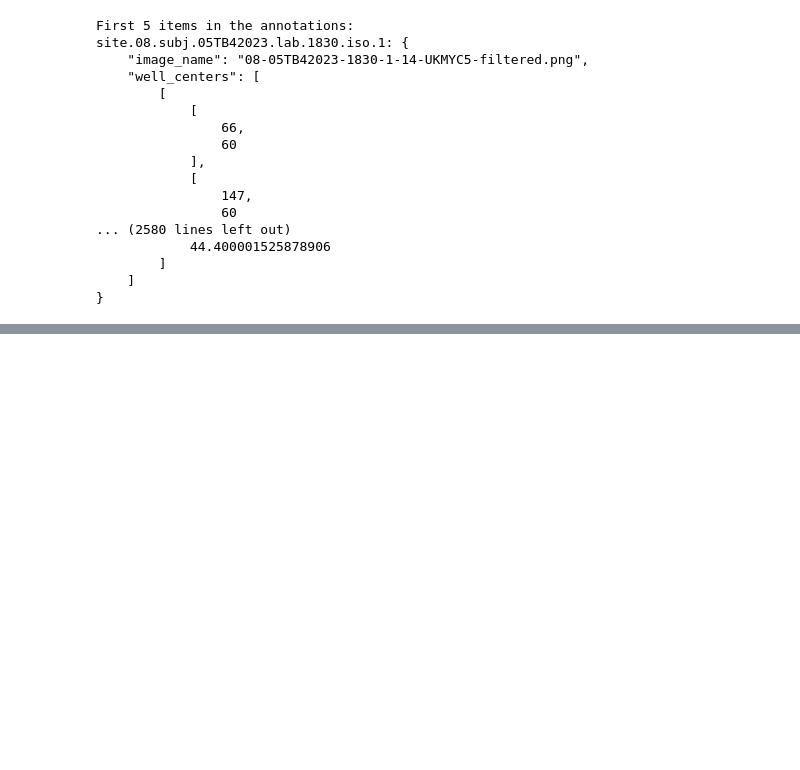
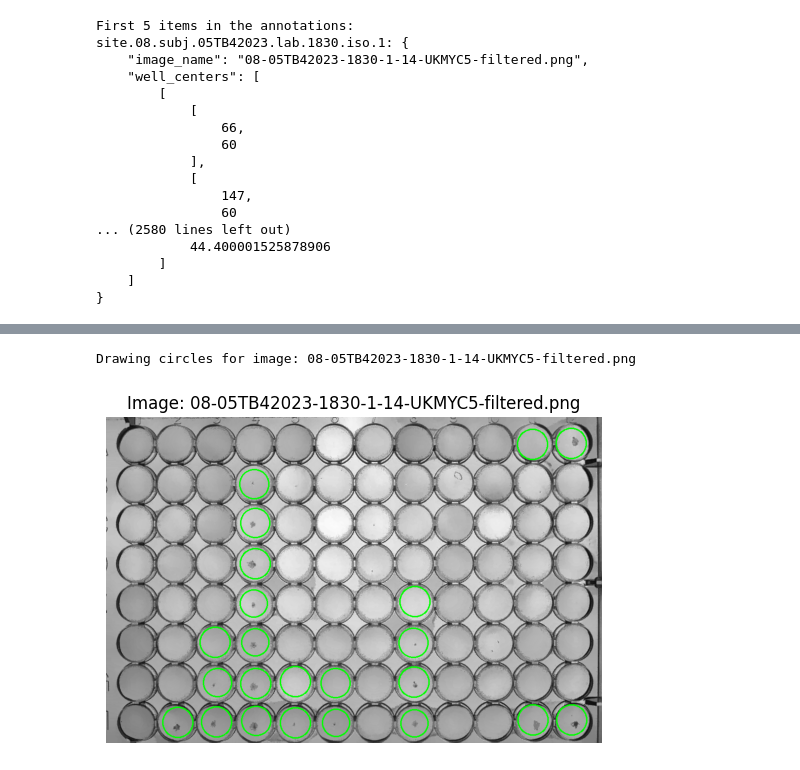
Before and after one commit to Oucru-Innovations/tmas, a Jupyter notebook: ExtractGrowthCircleInfo.ipynb, the cells around one changed output, grey strips where cells are left out. Drawn from its saved outputs; the diff is of its cells as text; code cells hidden in the pictures; blank space fills up the shorter version.

```diff
--- a/ExtractGrowthCircleInfo.ipynb
+++ b/ExtractGrowthCircleInfo.ipynb
@@ -555,20 +599,3 @@ site.08.subj.05TB42023.lab.1830.iso.1: {
         ]
     ]
 }
-# %%
-import json
-import os
-
-# Specify the directory and file name
-directory = "/content/drive/MyDrive/tmas/config"
-file_name = "plat-xy.json"
-file_path = os.path.join(directory, file_name)
-
-# Ensure the directory exists
-os.makedirs(directory, exist_ok=True)
-
-# Save the dictionary to a JSON file
-with open(file_path, 'w') as json_file:
-    json.dump(annotations, json_file, indent=4)
-
-print(f"Dictionary saved to {file_path}")
@@ -721,0 +692,63 @@ base_directory = Path("/content/drive/MyDrive/tmas")
+# %%
+# Plot circle for checking the size of the annotated circles on those growth plates
+def draw_circles_on_image(image_path, growth_circles):
+    """
+    Draws circles on the image based on growth circle information.
+
+    :param image_path: Path to the image file.
+    :param growth_circles: List of growth circles, where each is a dictionary with 'center' and 'radius'.
+    :return: Image with circles drawn on it.
+    """
+    # Load the image
+    image_path_str = str(image_path)  # Convert Path to string
+    if os.path.exists(image_path_str):
+        image = cv2.imread(image_path_str)
+    else:
+        print("Image file not found!")
+        return None
+
+    # Draw circles on the image
+    for circle in growth_circles:
+        center = tuple(circle['center'])
+        radius = int(circle['radius'])
+        color = (0, 255, 0)  # Green color for circles
+        thickness = 2
+        image = cv2.circle(image, center, radius, color, thickness)
+
+    return image
+
+def draw_all_circles(growths, base_dir):
+    """
+    Draws circles on all images listed in the growths dictionary.
+
+    :param growths: Dictionary containing growth information for each detailed_id.
+    :param base_dir: Base directory path where the images are stored.
+    """
+    for detailed_id, info in growths.items():
+        image_name = info['image_name']
+        growth_circles = info['growth_circles']
+        image_path = Path(base_dir) / "CRYPTIC" / "plate-images-20240423" / "UKMYC5" / "14" / image_name
+
+        print(f"Drawing circles for image: {image_name}")
+
+        # Draw circles on the image
+        image_with_circles = draw_circles_on_image(image_path, growth_circles)
+
+        if image_with_circles is not None:
+            # Convert the image from BGR to RGB (for displaying with matplotlib)
+            image_rgb = cv2.cvtColor(image_with_circles, cv2.COLOR_BGR2RGB)
+
+            # Display the image
+            plt.imshow(image_rgb)
+            plt.axis('off')  # Hide the axis
+            plt.title(f"Image: {image_name}")
+            plt.show()
+
+# Example usage:
+base_directory = "/content/drive/MyDrive/tmas"
+
+# Draw all circles
+# draw_all_circles(growths_annotations, base_directory)
+# %% [output]
+Drawing circles for image: 08-05TB42023-1830-1-14-UKMYC5-filtered.png
+[figure, added]
```
Also changed, not shown: parts of 25 cells of this notebook, 2 other files.
